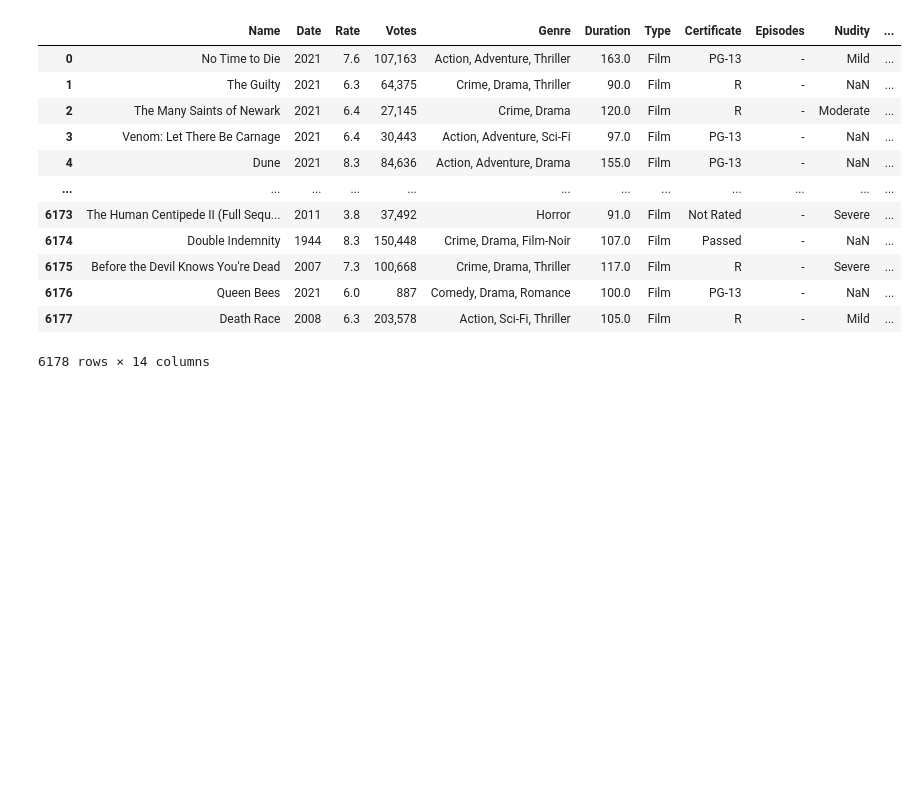
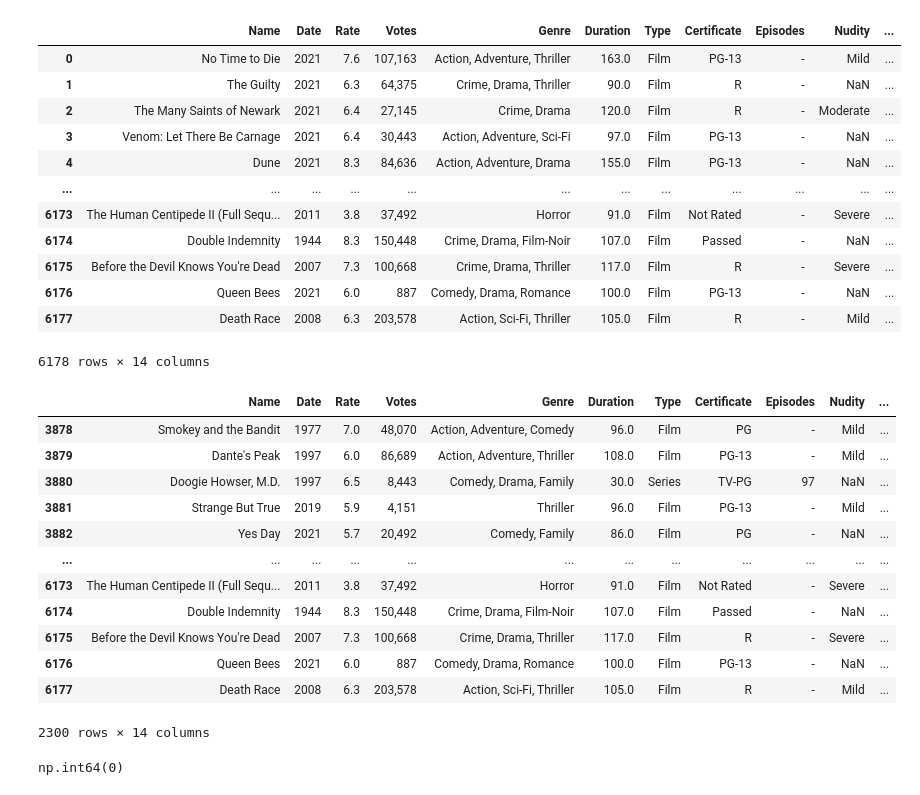
Before and after one commit to Alex-Olv/LP5Revisao, a Jupyter notebook: notebooks/tratamento_imdb.ipynb, the cells around one changed output. Cells and saved outputs as stored; diff of their text form; code cells hidden in the pictures; blank space fills up the shorter version.

```diff
--- a/notebooks/tratamento_imdb.ipynb
+++ b/notebooks/tratamento_imdb.ipynb
@@ -19,12 +19,20 @@ df
 | 6176 | Queen Bees | 2021 | 6.0 | 887 | Comedy, Drama, Romance | 100.0 | Film | PG-13 | - | NaN | ... |
 | 6177 | Death Race | 2008 | 6.3 | 203,578 | Action, Sci-Fi, Thriller | 105.0 | Film | R | - | Mild | ... |
 6178 rows × 14 columns
-# %%
-# Contando as linhas duplicadas
-print("Linhas duplicadas:", df.duplicated().sum())
-
-# Removendo as linhas duplicadas
-df = df.drop_duplicates()
-
-# Conferindo o resultado
-print("Dimensões após remover duplicatas:", df.shape)
+# %%
+#Identificando as linhas duplicadas
+df[df.duplicated(keep=False)]
+# %% [output]
+|  | Name | Date | Rate | Votes | Genre | Duration | Type | Certificate | Episodes | Nudity | ... |
+| 3878 | Smokey and the Bandit | 1977 | 7.0 | 48,070 | Action, Adventure, Comedy | 96.0 | Film | PG | - | Mild | ... |
+| 3879 | Dante's Peak | 1997 | 6.0 | 86,689 | Action, Adventure, Thriller | 108.0 | Film | PG-13 | - | Mild | ... |
+| 3880 | Doogie Howser, M.D. | 1997 | 6.5 | 8,443 | Comedy, Drama, Family | 30.0 | Series | TV-PG | 97 | NaN | ... |
+| 3881 | Strange But True | 2019 | 5.9 | 4,151 | Thriller | 96.0 | Film | PG-13 | - | Mild | ... |
+| 3882 | Yes Day | 2021 | 5.7 | 20,492 | Comedy, Family | 86.0 | Film | PG | - | NaN | ... |
+| ... | ... | ... | ... | ... | ... | ... | ... | ... | ... | ... | ... |
+| 6173 | The Human Centipede II (Full Sequ... | 2011 | 3.8 | 37,492 | Horror | 91.0 | Film | Not Rated | - | Severe | ... |
+| 6174 | Double Indemnity | 1944 | 8.3 | 150,448 | Crime, Drama, Film-Noir | 107.0 | Film | Passed | - | NaN | ... |
+| 6175 | Before the Devil Knows You're Dead | 2007 | 7.3 | 100,668 | Crime, Drama, Thriller | 117.0 | Film | R | - | Severe | ... |
+| 6176 | Queen Bees | 2021 | 6.0 | 887 | Comedy, Drama, Romance | 100.0 | Film | PG-13 | - | NaN | ... |
+| 6177 | Death Race | 2008 | 6.3 | 203,578 | Action, Sci-Fi, Thriller | 105.0 | Film | R | - | Mild | ... |
+2300 rows × 14 columns
@@ -30,0 +42,5 @@ print("Dimensões após remover duplicatas:", df.shape)
+# %%
+#conferindo se deu certo
+df_limpo_imdb.duplicated().sum()
+# %% [output]
+np.int64(0)
```
Also changed, not shown: parts of 20 cells of this notebook.
